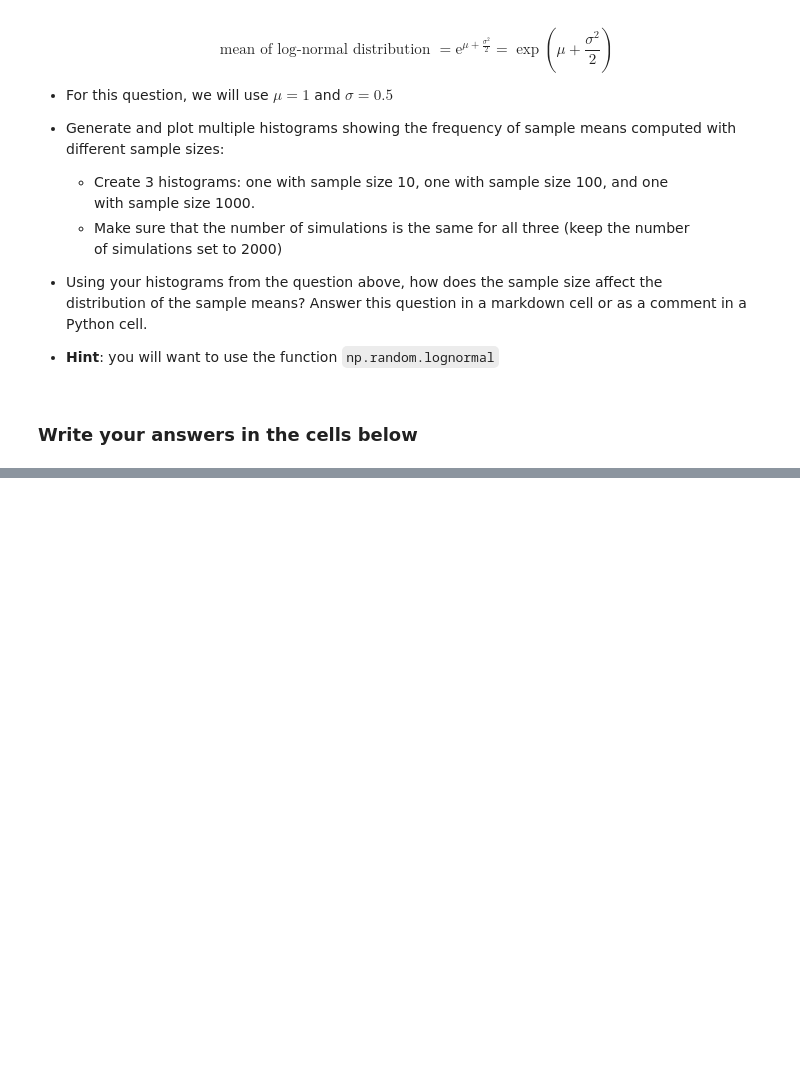
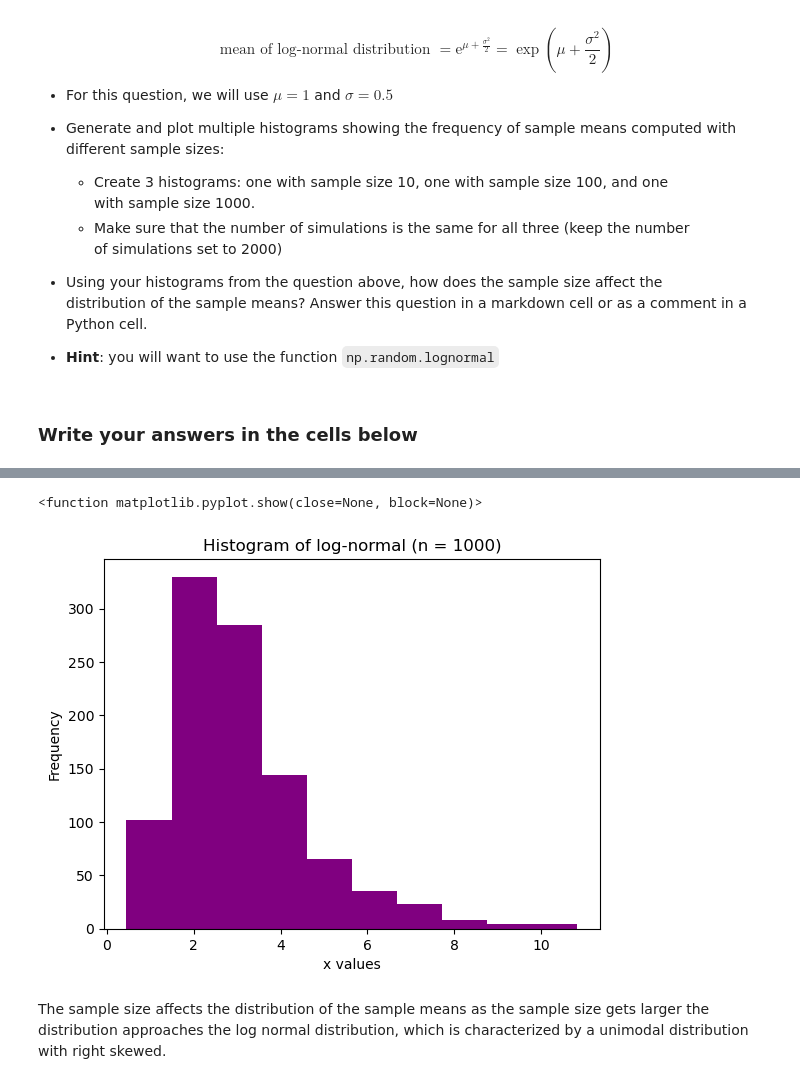
Before and after one commit to AxParr/qtm151fall2025, a Jupyter notebook: Assignments/assignment_4/Assignment4 copy.ipynb, the cells around one changed output, grey strips where cells are left out. Drawn from its saved outputs; the diff is of its cells as text; code cells hidden in the pictures; blank space fills up the shorter version.

```diff
--- a/Assignments/assignment_4/Assignment4 copy.ipynb
+++ b/Assignments/assignment_4/Assignment4 copy.ipynb
@@ -178,2 +214,24 @@ num_simulations = 2000
+# %%
+# Sample Size 1000
+# Setting parameters
+mu = 1
+sigma = 0.5
+n = 1000
+
+np.random.seed(1234) # set the seed for reproducibility
+num_simulations = 2000
+
+# Taking sample
+data_10 = np.random.lognormal(mu, sigma, n)
+
+# Plotting Histogram
+plt.hist(data_10, color= "purple")
+plt.xlabel("x values")
+plt.ylabel("Frequency")
+plt.title("Histogram of log-normal (n = 1000)")
+plt.show
+# %% [output]
+<function matplotlib.pyplot.show(close=None, block=None)>
+[figure, added]
 # %%
 # How does the sample size affect the distribution of the sample means?
@@ -181,0 +239,2 @@ num_simulations = 2000
+# %% [markdown]
+The sample size affects the distribution of the sample means as the sample size gets larger the distribution approaches the log normal distribution, which is characterized by a unimodal distribution with right skewed.
```
Also changed, not shown: parts of 9 cells of this notebook.
